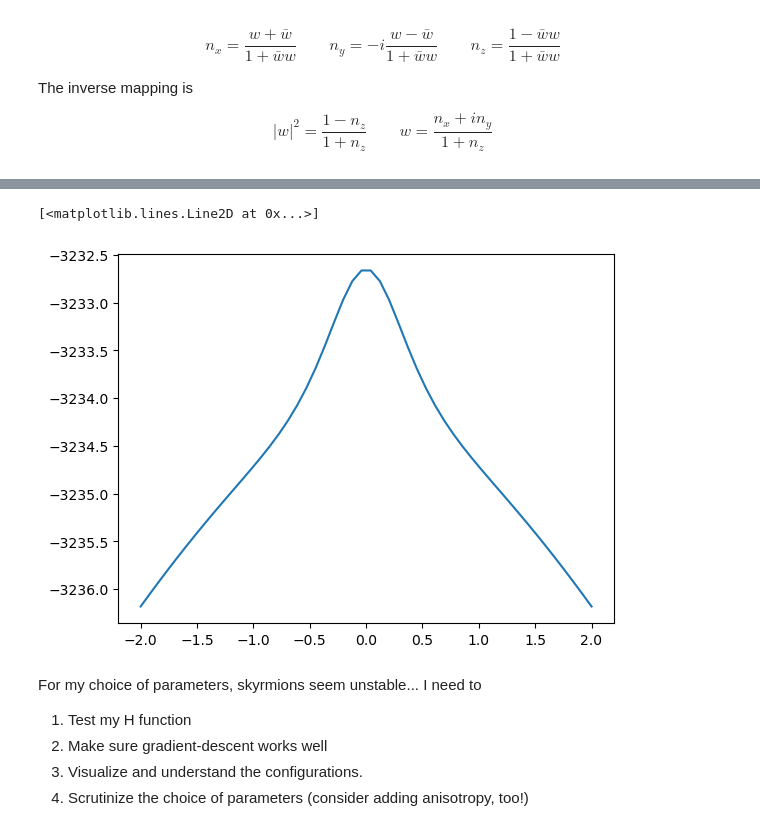
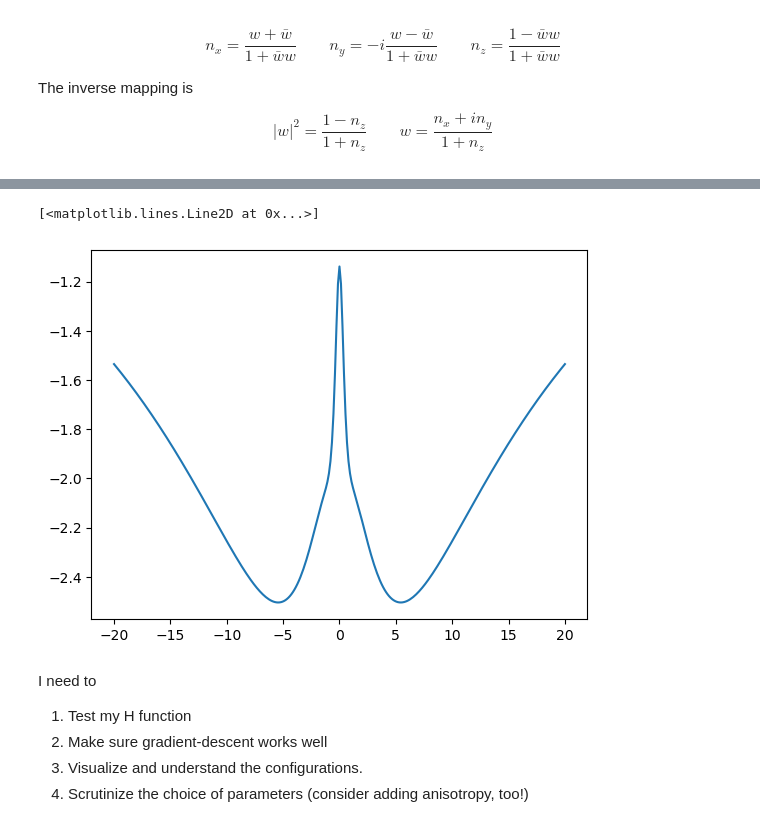
Before and after one commit to jan-chelmecki/skyrmion-tunnelling, a Jupyter notebook: instanton.ipynb, the cells around one changed output, grey strips where cells are left out. Drawn from its saved outputs; the diff is of its cells as text; code cells hidden in the pictures.

```diff
--- a/instanton.ipynb
+++ b/instanton.ipynb
@@ -79,8 +79,9 @@ H_vect(n,1.0, -0.2, -0.1, 1.23)
 # %% [output]
 -2.2464519133791327e-10
 # %%
-J1 = 1.0; J2 = -0.25; J3 = -0.10; B = -0.006
-nx = 50; ny =50
+#J1 = 1.0; J2 = -0.25; J3 = -0.10; B = -0.006
+J1 = 1.0; J2 = -0.25; J3 = -0.20; B = 0.0
+nx = 30; ny =30
 
 b_vals = np.linspace(1.0,5,12)
 H_vals = []
@@ -162,8 +163,8 @@ def relax(n_init, nx, ny, J1, J2, J3, B, dt, N_steps):
 
 
 #end
-n_init = skyrmion_ansatz(4.0,nx,ny)
-n_arr = relax(n_init, nx, ny, J1, J2, J3, B, dt=0.05,N_steps=30)
+n_init = skyrmion_ansatz(2.5,nx,ny)
+n_arr = relax(n_init, nx, ny, J1, J2, J3, B, dt=0.05,N_steps=50)
 # %%
 H_vals = [H_vect(n_arr[i,:,:,:],J1,J2,J3,B) for i in range(n_arr.shape[0])]
 plt.plot(H_vals)
@@ -173,0 +175,3 @@ Text(0, 0.5, 'energy')
+# %%
+n_Sk = n_arr[-1,:,:,:]
+plt.imshow(n_Sk[2,:,:])
@@ -226,7 +223,3 @@ def n_lbd(w0, lbd):
 def check_norm(n):
     norm = n[0,:,:]**2 + n[1,:,:]**2 + n[2,:,:]**2
     print("norm varies from", np.min(norm), "to", np.max(norm))
-# %%
-lbd = 1.4
-plt.imshow(n_lbd(w0,lbd)[2,:,:])
-print( H_vect(n_lbd(w0,lbd),J1,J2,J3,B) )
@@ -248,17 +226,17 @@ plt.imshow(n_arr[-1,2,:,:])
 # %%
-w0 = w_project(skyrmion_ansatz(3.2, nx,ny))
-lbd_vals = np.linspace(-2, 2, 50)
+w0 = w_project(n_Sk)
+lbd_vals = np.linspace(-20.0, 20.0, 301)
 H_vals = []
 for lbd in lbd_vals:
     n = n_vector(w(w0,lbd))
     #check_norm(n)
     H_vals.append(H_vect(n,J1,J2,J3,B))
 plt.plot(lbd_vals,H_vals)
 # %% [output]
 [<matplotlib.lines.Line2D at 0x...>]
-[figure, old version]
+[figure, new version]
 # %% [markdown]
-For my choice of parameters, skyrmions seem unstable... I need to
+I need to
 1. Test my H function
 2. Make sure gradient-descent works well
 3. Visualize and understand the configurations.
```
Also changed, not shown: parts of 9 cells of this notebook.
